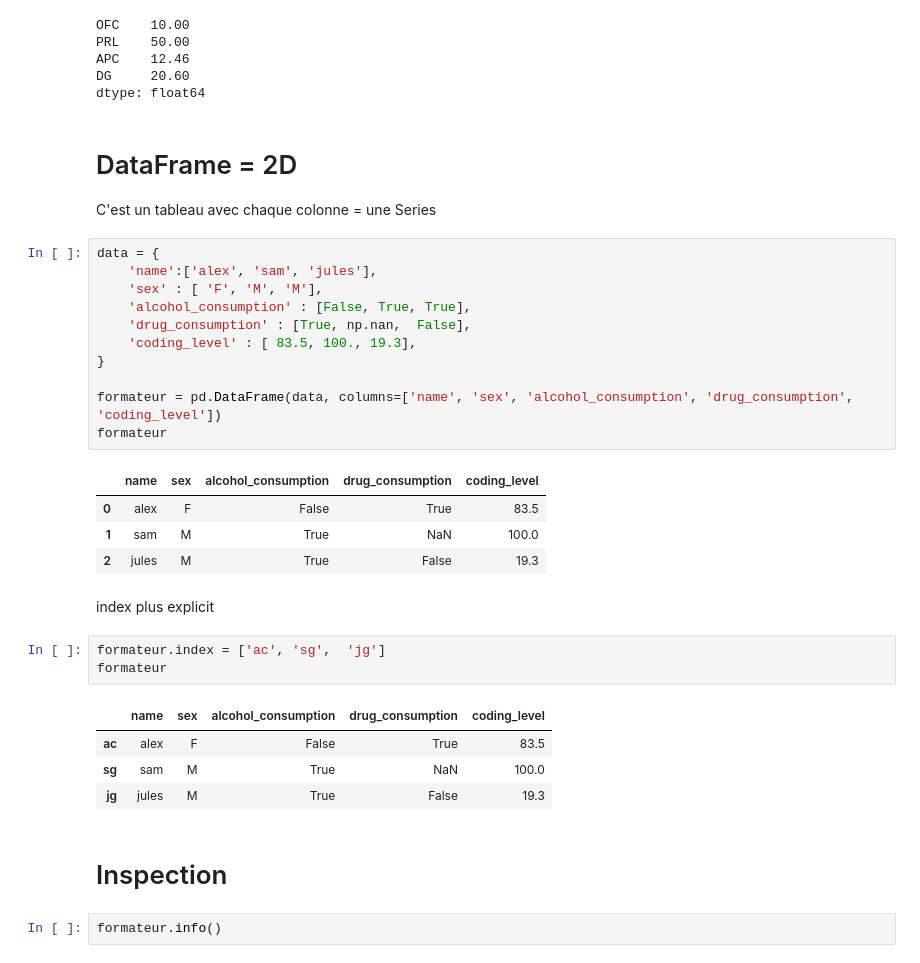
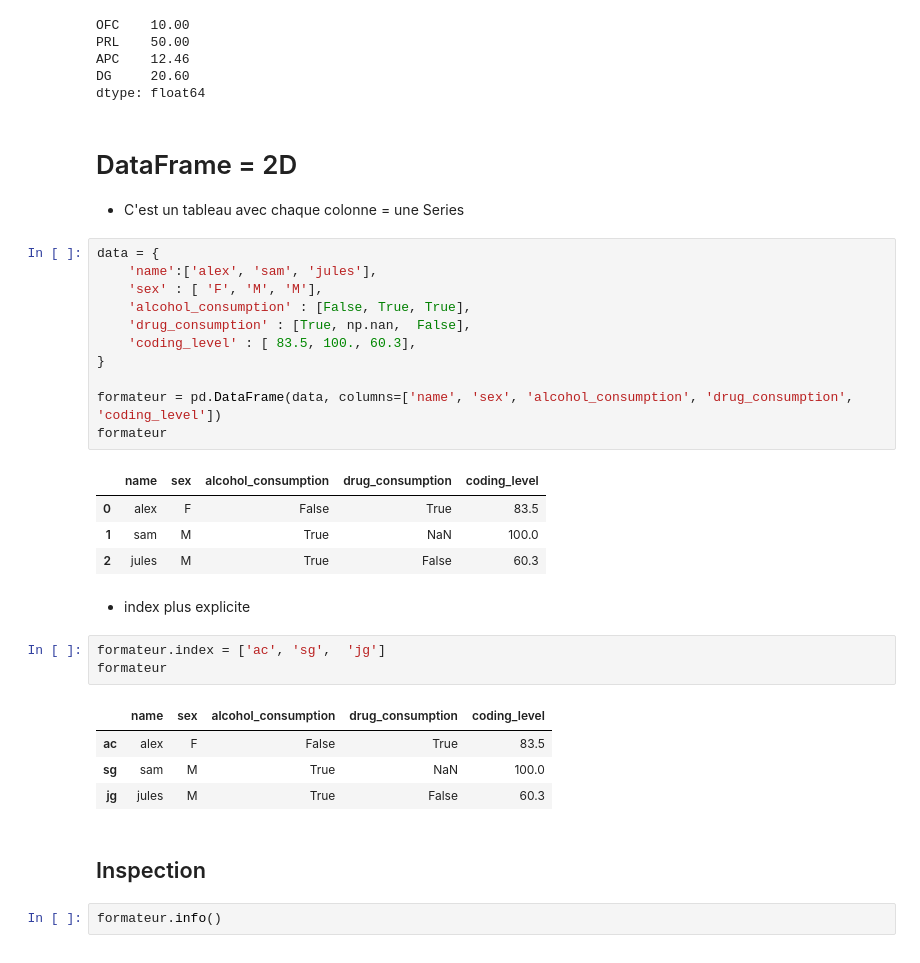
Before and after one commit to crnl-lab/Formation_2025_Python_data_analyse, a Jupyter notebook: notebooks/pandas_base.ipynb, the cells around one changed output. Cells and saved outputs as stored; diff of their text form.

```diff
--- a/notebooks/pandas_base.ipynb
+++ b/notebooks/pandas_base.ipynb
@@ -143,25 +144,25 @@ dtype: float64
 # %% [markdown]
 # DataFrame = 2D
 
-C'est un tableau avec chaque colonne = une Series
+- C'est un tableau avec chaque colonne = une Series
 # %%
 data = {
     'name':['alex', 'sam', 'jules'],
     'sex' : [ 'F', 'M', 'M'],
     'alcohol_consumption' : [False, True, True],
     'drug_consumption' : [True, np.nan,  False],
-    'coding_level' : [ 83.5, 100., 19.3],
+    'coding_level' : [ 83.5, 100., 60.3],
 }
 
 formateur = pd.DataFrame(data, columns=['name', 'sex', 'alcohol_consumption', 'drug_consumption', 'coding_level'])
 formateur
 # %% [output]
 |  | name | sex | alcohol_consumption | drug_consumption | coding_level |
 | 0 | alex | F | False | True | 83.5 |
 | 1 | sam | M | True | NaN | 100.0 |
-| 2 | jules | M | True | False | 19.3 |
+| 2 | jules | M | True | False | 60.3 |
-# %% [markdown]
-index plus explicit
+# %% [markdown]
+- index plus explicite
 # %%
 formateur.index = ['ac', 'sg',  'jg']
 formateur
@@ -169,9 +170,9 @@ formateur
 |  | name | sex | alcohol_consumption | drug_consumption | coding_level |
 | ac | alex | F | False | True | 83.5 |
 | sg | sam | M | True | NaN | 100.0 |
-| jg | jules | M | True | False | 19.3 |
+| jg | jules | M | True | False | 60.3 |
 # %% [markdown]
-# Inspection
+## Inspection
 # %%
 formateur.info()
 # %% [output]
```
Also changed, not shown: parts of 25 cells of this notebook.
